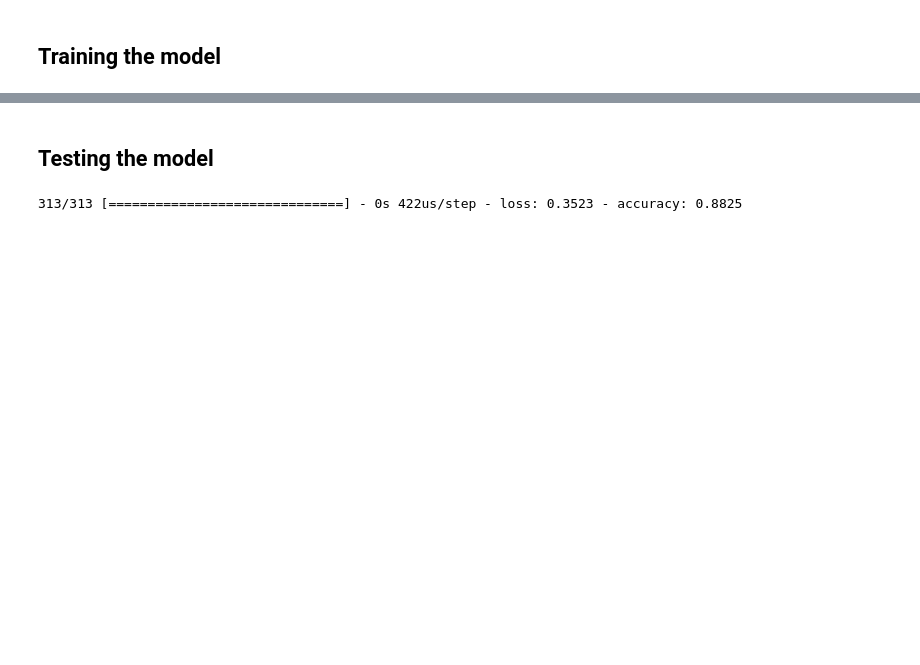
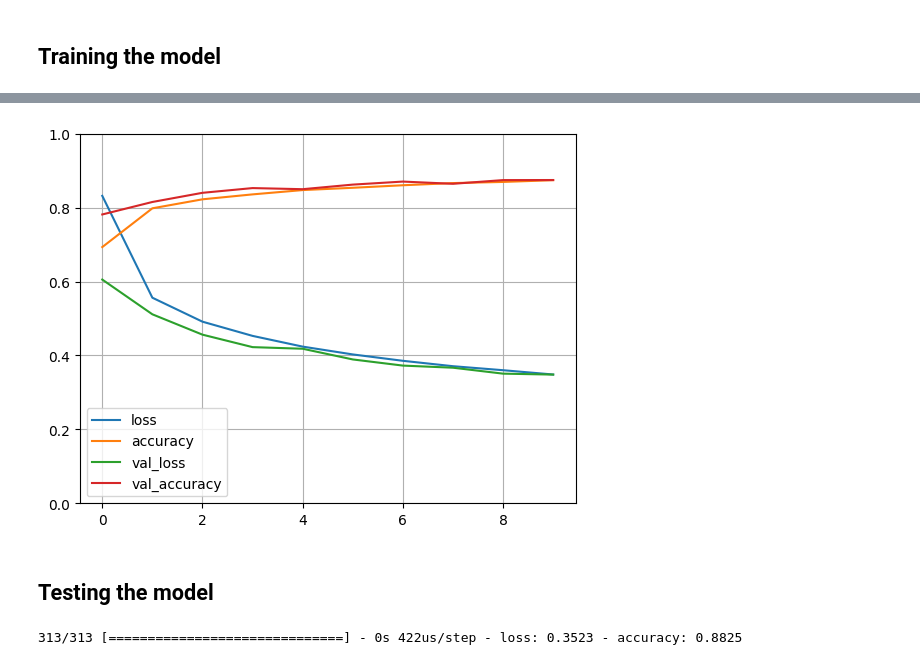
Before and after one commit to hssaka7/hssaka7.github.io, a Jupyter notebook: core/blogs/image_classification/image_classification.ipynb, the cells around one changed output, grey strips where cells are left out. Drawn from its saved outputs; the diff is of its cells as text; code cells hidden in the pictures; blank space fills up the shorter version.

Commit message:
updated image classification

```diff
--- a/core/blogs/image_classification/image_classification.ipynb
+++ b/core/blogs/image_classification/image_classification.ipynb
@@ -46,9 +47,9 @@ plt.grid(False)
 plt.show()
 # %% [output]
 [figure]
-# %%
-train_data = train_data  / 255.0
-test_data = test_data / 255.0
+# %%
+x_valid, x_train = train_data[:5000] / 255.0, train_data[5000:]/255.0
+y_valid, y_train = train_label[:5000], train_label[5000:]
 # %%
 class_map = ['T-shirt/top', 'Trouser', 'Pullover', 'Dress', 'Coat',
                'Sandal', 'Shirt', 'Sneaker', 'Bag', 'Ankle boot']
@@ -102,6 +103,6 @@ _________________________________________________________________
 ## Training the model
 # %%
 model.compile(optimizer=optimizer, loss= loss_function, metrics=metrics )
-model.fit(train_data,train_label, epochs=10)
+history = model.fit(x_train,y_train, epochs=10, validation_data = (x_valid, y_valid))
 # %% [output]
 Epoch 1/10
@@ -128,3 +128,11 @@ Epoch 10/10
+# %%
+
+pd.DataFrame(history.history).plot()
+plt.grid(True)
+plt.gca().set_ylim(0,1)
+plt.show()
+# %% [output]
+[figure, added]
 # %% [markdown]
 ## Testing the model
 # %%
```
Also changed, not shown: parts of 3 cells of this notebook.
